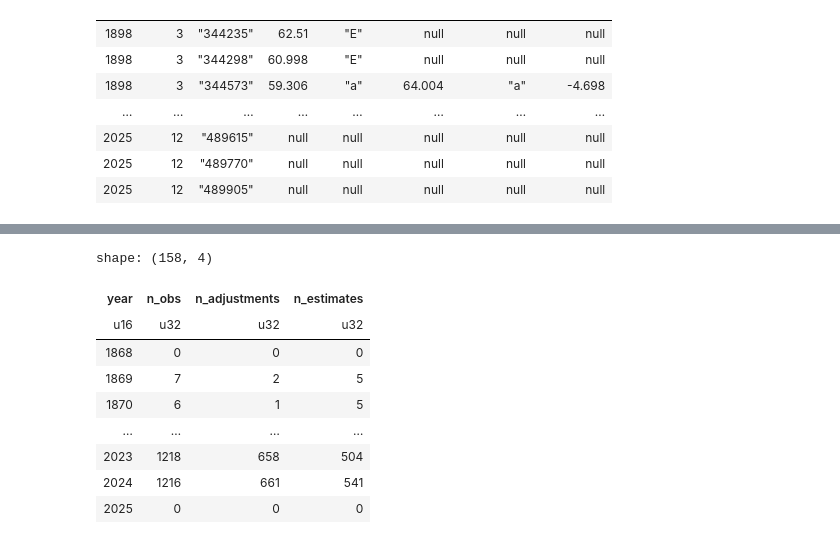
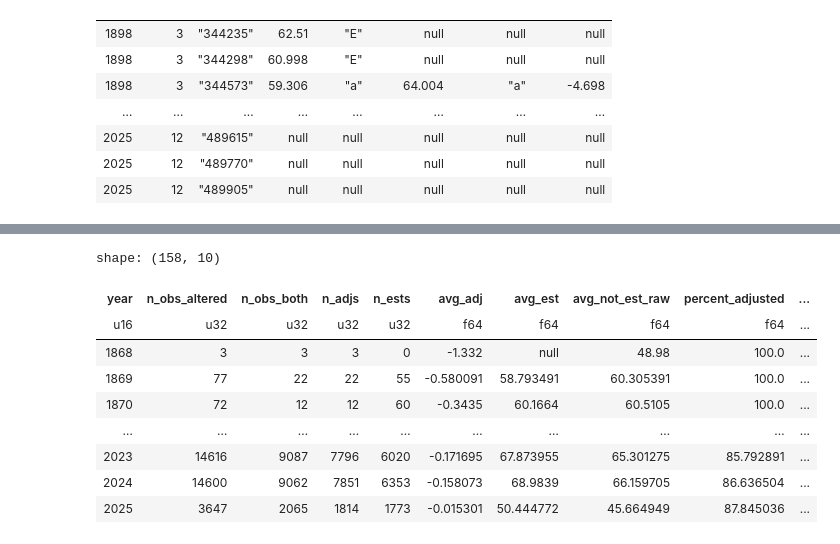
Before and after one commit to hfuhruhurr/ushcn, a Jupyter notebook: adjustment_analysis.ipynb, the cells around one changed output, grey strips where cells are left out. Saved outputs shown, nothing was run; the diff lists cells and outputs as text; code cells hidden in the pictures.

```diff
--- a/adjustment_analysis.ipynb
+++ b/adjustment_analysis.ipynb
@@ -99,34 +67,40 @@ adjustments = (
 # %%
 stats = (
     combined
-    .filter(
-        pl.col('month') == 7
-    )
+    # .filter(
+    #     pl.col('month') == 7
+    # )
     .group_by('year')
     .agg(
-        pl.col('temp_f').is_not_null().sum().alias('n_obs'),
-        pl.col('adjustment').filter(pl.col('adjustment') != 0).count().alias('n_adjustments'),
-        pl.col('temp_f').filter((pl.col('dmflag') == 'E') & (pl.col('temp_f').is_not_null())).count().alias('n_estimates')
-    #     pl.count('adjustment').alias('n_opportunities'),
-    #     pl.col('adjustment').filter(pl.col('adjustment') != 0).count().alias('n_adjustments'),
-    #     pl.mean('adjustment').alias('avg_adjustment'),
-    #     pl.col('temp_f').filter(pl.col('dmflag') == 'E').count().alias('n_estimates'),
-    #     pl.col('temp_f').filter(pl.col('dmflag') == 'E').mean().alias('avg_estimate'),
-    #     pl.col('temp_f').filter((pl.col('dmflag') != 'E') | pl.col('dmflag').is_null()).mean().alias('avg_not_estimate'),
+        # Number of altered temp. observations
+        pl.col('temp_f').is_not_null().sum().alias('n_obs_altered'),
+        # Number of temp. observations that exist is both raw and altered data
+        pl.col('adjustment').count().alias('n_obs_both'),
+        # Number of temp. observations that exist is both raw and altered data that have been altered
+        pl.col('adjustment').filter(pl.col('adjustment') != 0).count().alias('n_adjs'),
+        # Number of temp. observations that have been estimated
+        pl.col('temp_f').filter((pl.col('dmflag') == 'E') & (pl.col('temp_f').is_not_null())).count().alias('n_ests'),
+        # Average adjusment
+        pl.col('adjustment').filter(pl.col('adjustment') != 0).mean().alias('avg_adj'),
+        # Average raw temp. of obs. that were estimated
+        pl.col('temp_f').filter((pl.col('dmflag') == 'E') & (pl.col('temp_f').is_not_null())).mean().alias('avg_est'),
+        # Average raw temp. of obs. that were not estimated
+        pl.col('temp_f_raw').filter((pl.col('dmflag') != 'E') | pl.col('dmflag').is_null()).mean().alias('avg_not_est_raw'),
     )
-    # .with_columns(
-    #     (100 * pl.col('n_adjustments') / pl.col('n_opportunities')).alias('percent_adjusted')
-    # )
+    .with_columns(
+        (100 * pl.col('n_adjs') / pl.col('n_obs_both')).alias('percent_adjusted'),
+        (pl.col('avg_est') - pl.col('avg_not_est_raw')).alias('avg_est_delta'),
+    )
 )
 stats
 # %% [output]
-shape: (158, 4)
+shape: (158, 10)
-| year | n_obs | n_adjustments | n_estimates |
-| u16 | u32 | u32 | u32 |
-| 1868 | 0 | 0 | 0 |
-| 1869 | 7 | 2 | 5 |
-| 1870 | 6 | 1 | 5 |
-| … | … | … | … |
-| 2023 | 1218 | 658 | 504 |
-| 2024 | 1216 | 661 | 541 |
-| 2025 | 0 | 0 | 0 |
+| year | n_obs_altered | n_obs_both | n_adjs | n_ests | avg_adj | avg_est | avg_not_est_raw | percent_adjusted | ... |
+| u16 | u32 | u32 | u32 | u32 | f64 | f64 | f64 | f64 | ... |
+| 1868 | 3 | 3 | 3 | 0 | -1.332 | null | 48.98 | 100.0 | ... |
+| 1869 | 77 | 22 | 22 | 55 | -0.580091 | 58.793491 | 60.305391 | 100.0 | ... |
+| 1870 | 72 | 12 | 12 | 60 | -0.3435 | 60.1664 | 60.5105 | 100.0 | ... |
+| … | … | … | … | … | … | … | … | … | ... |
+| 2023 | 14616 | 9087 | 7796 | 6020 | -0.171695 | 67.873955 | 65.301275 | 85.792891 | ... |
+| 2024 | 14600 | 9062 | 7851 | 6353 | -0.158073 | 68.9839 | 66.159705 | 86.636504 | ... |
+| 2025 | 3647 | 2065 | 1814 | 1773 | -0.015301 | 50.444772 | 45.664949 | 87.845036 | ... |
```
Also changed, not shown: parts of 11 cells of this notebook.
